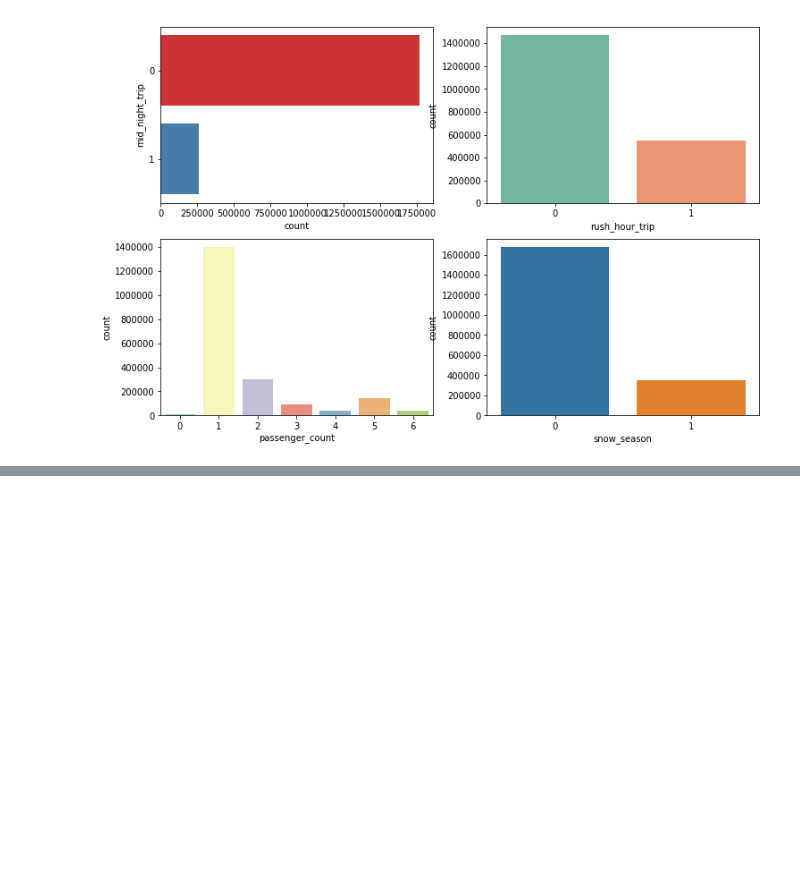
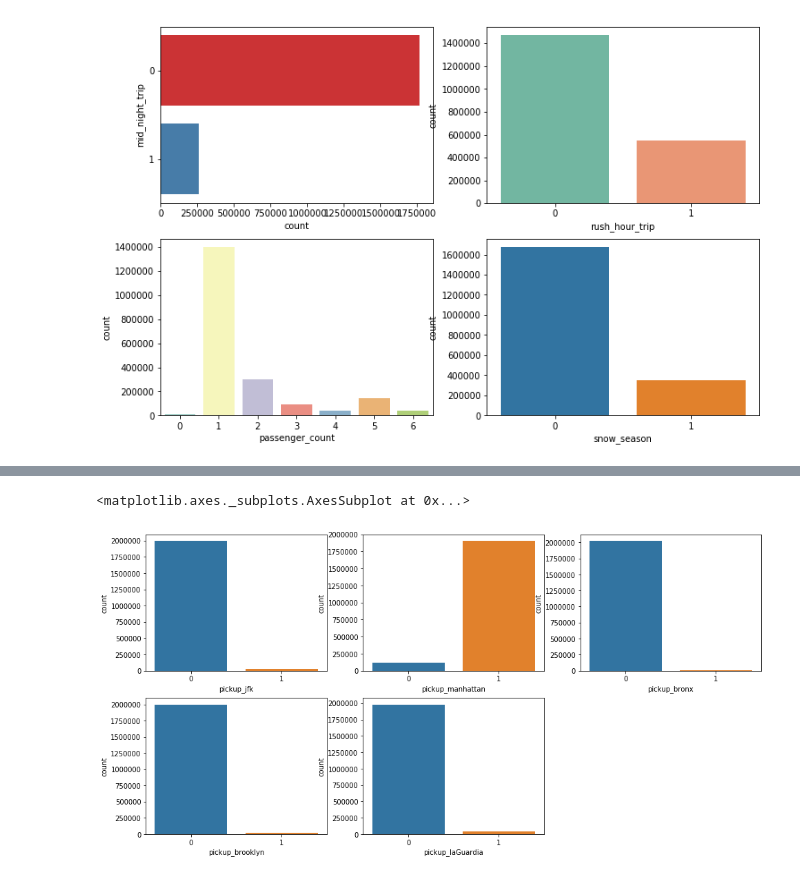
Before and after one commit to MrKhan0747/New-York-City-Taxi-Trips-Fare, a Jupyter notebook: new-york-fare-model.ipynb, the cells around one changed output, grey strips where cells are left out. Cells and saved outputs as stored; diff of their text form; code cells hidden in the pictures; blank space fills up the shorter version.

```diff
--- a/new-york-fare-model.ipynb
+++ b/new-york-fare-model.ipynb
@@ -568,0 +568,16 @@ sns.countplot(y='isAirportTrip',data=df,palette='Set2')
+# %%
+plt.figure(figsize=(16,8))
+plt.subplot(2,3,1)
+sns.countplot(x='pickup_jfk',data=df)
+plt.subplot(2,3,2)
+sns.countplot(x='pickup_manhattan',data=df)
+plt.subplot(2,3,3)
+sns.countplot(x='pickup_bronx',data=df)
+plt.subplot(2,3,4)
+sns.countplot(x='pickup_brooklyn',data=df)
+plt.subplot(2,3,5)
+sns.countplot(x='pickup_laGuardia',data=df)
+#plt.show()
+# %% [output]
+<matplotlib.axes._subplots.AxesSubplot at 0x...>
+[figure, added]
```
Also changed, not shown: parts of 40 cells of this notebook.
